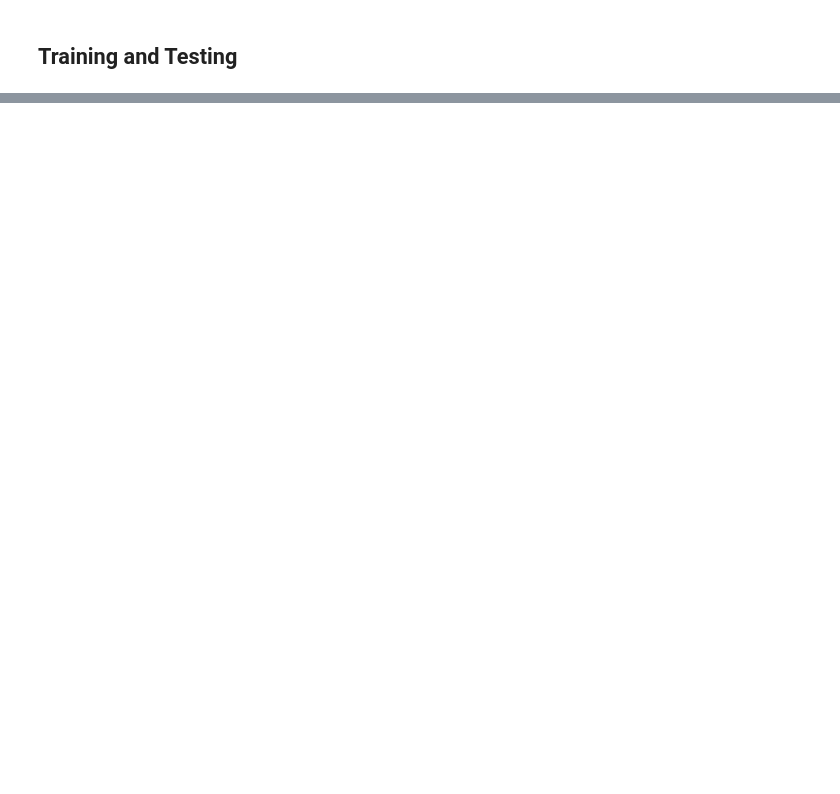
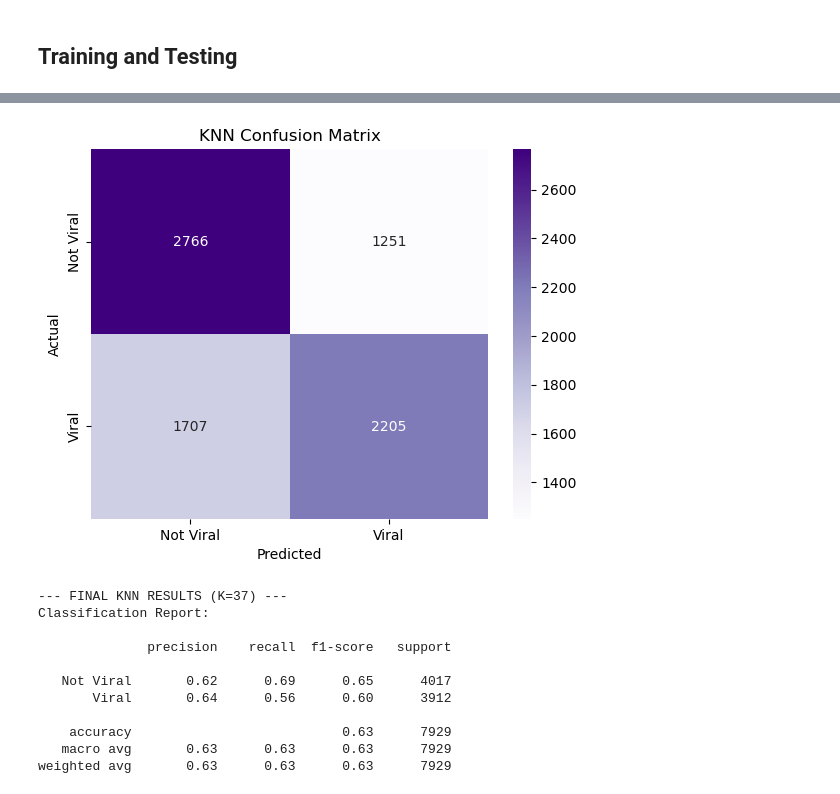
Before and after one commit to madwirblet/CIS4930-Final-Project, a Jupyter notebook: final.ipynb, the cells around one changed output, grey strips where cells are left out. Drawn from its saved outputs; the diff is of its cells as text; code cells hidden in the pictures; blank space fills up the shorter version.

```diff
--- a/final.ipynb
+++ b/final.ipynb
@@ -282,3 +404,3 @@ plt.show()
 # %%
 # only need to declare the variable once
-labels = ['Viral', 'Not Viral']
+labels = ['Not Viral', 'Viral']
@@ -300,0 +468,35 @@ plt.show()
+# %%
+# train knn with optimal k
+knn_best = KNeighborsClassifier(n_neighbors=best_k, weights='uniform')
+
+# Fit the model
+knn_best.fit(X_train, y_train.values.ravel())
+
+# Prediction
+y_pred_knn = knn_best.predict(X_test)
+
+# visualize success of knn
+cm = confusion_matrix(y_test, y_pred_knn)
+sns.heatmap(cm, annot=True, fmt='d', cmap='Purples', xticklabels=labels, yticklabels=labels)
+plt.xlabel("Predicted")
+plt.ylabel("Actual")
+plt.title("KNN Confusion Matrix")
+plt.show()
+
+# Evaluation
+print(f"--- FINAL KNN RESULTS (K={best_k}) ---")
+print("Classification Report:\n")
+print(classification_report(y_test.values.ravel(), y_pred_knn, target_names=labels))
+# %% [output]
+[figure, added]
+--- FINAL KNN RESULTS (K=37) ---
+Classification Report:
+
+              precision    recall  f1-score   support
+
+   Not Viral       0.62      0.69      0.65      4017
+       Viral       0.64      0.56      0.60      3912
+
+    accuracy                           0.63      7929
+   macro avg       0.63      0.63      0.63      7929
+weighted avg       0.63      0.63      0.63      7929
```
Also changed, not shown: parts of 34 cells of this notebook.
